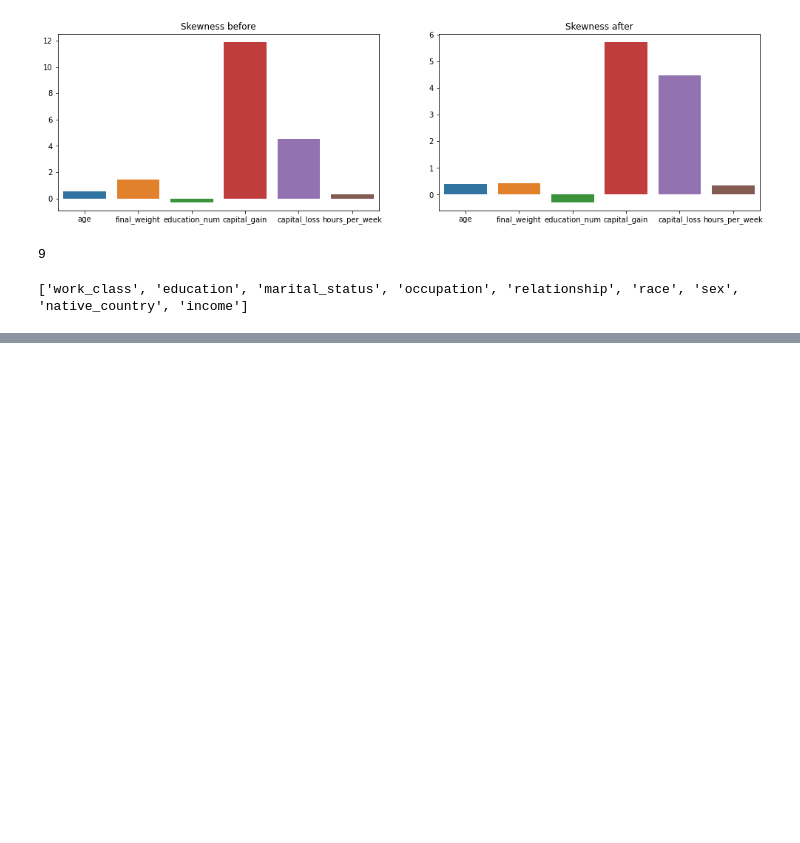
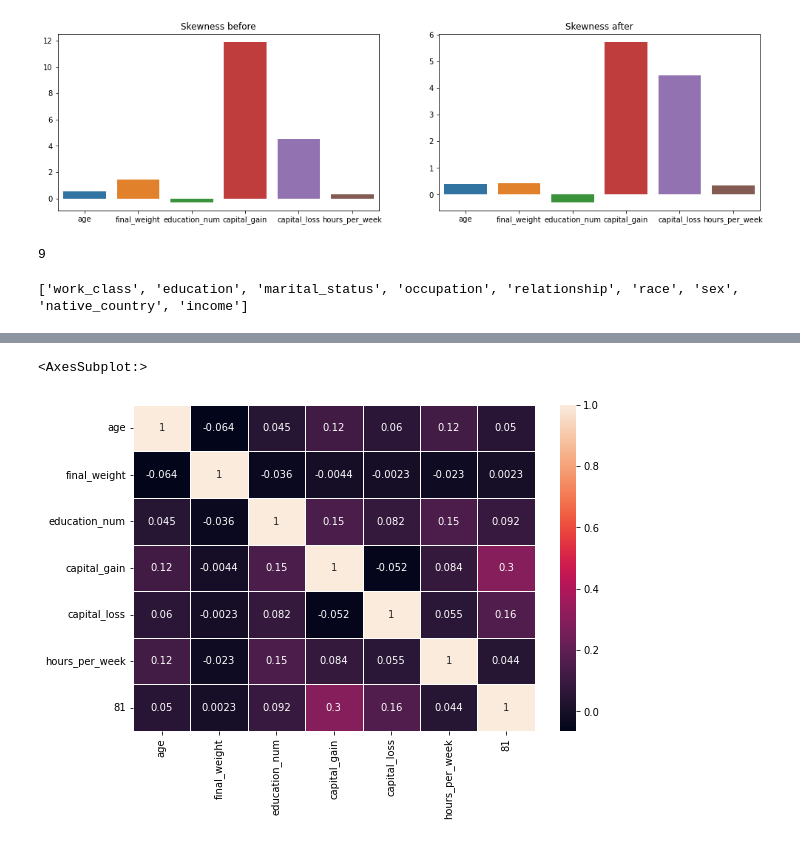
Before and after one commit to Prinex/Predicting-Census-Income-MachineLearning, a Jupyter notebook: coursework_code.ipynb, the cells around one changed output, grey strips where cells are left out. Saved outputs shown, nothing was run; the diff lists cells and outputs as text; code cells hidden in the pictures; blank space fills up the shorter version.

Commit message:
Working on the implementation and evaluation of the ML selected for the chosen problem

```diff
--- a/coursework_code.ipynb
+++ b/coursework_code.ipynb
@@ -376,21 +377,25 @@ df.head()
 | 4 | 74 | State-gov | 88638 | Doctorate | 16 | Never-married | Prof-specialty | Other-relative | ... |
 # %%
 # each categorical class has at least >= 2 levels, which method to use for converting?
-# select all ordinal variables to convert them to numerical values
-ordinal_vars = ['education', 'native_country']
-df_ordinal = df[ordinal_vars]
+# education column is ordinal which would need to be encoded
+# education-num is the equivalent of education, i.e., the highest level of education achieved represented in numerical form
+# so we just drop education column
+df.drop(['education'], axis = 1, inplace = True)
 
-encoder = OrdinalEncoder()
-df_ordinal = encode.fit_transform(df_ordinal)
+# remove the categorical cols
+# using one hot encoding
+# select all nominal columns for encoding
+df_nominal = df[nominal_cols]
+# format the encoding output as a matrix, and drop the the first level of a categorical variable if it is binary, e.g. sex
+encoder = OneHotEncoder(drop = 'if_binary', dtype = int, handle_unknown = 'ignore')
+# transform the selected column to numerical
+df_nominal = encoder.fit_transform(df_nominal).toarray()
+# convert it back to a dataframe
+df_nominal = pd.DataFrame(df_nominal)
 
-df_ordinal = pd.DataFrame(data = df_ordinal)
-df_ordinal.columns = encoder.get_feature_names_out()
-#df_ordinal.head()
+# drop the categorical columns that have been encoded
+df.drop(nominal_cols, axis = 1, inplace = True)
 
-#nominal_vars = ['work_class', 'marital_status', 'occupation', 'relationship', 'race', 'sex', 'income']
-#df1 = df.copy()
-## initializer LabelBinarizer object
-#lb = LabelBinarizer()
-## convert work_class with its levels to indicator values
-#convert_Workclass = lb.fit_transform(df1['work_class'])
-##df.drop()
+# concatenate the original dataframe with the one that contains the encoded categorical variables and keep the data types
+# preserved
+df = pd.concat([df, df_nominal], axis = 1, join = 'inner')
@@ -398,0 +413,14 @@ AttributeError: 'OrdinalEncoder' object has no attribute 'get_feature_names_out'
+# %%
+################################################## VISUALIZATION ###############################################################
+# let's check the correlation between columns, and use a heatmap to visualize the volume of locations in a dataset
+# it will help us to decide which areas to visualize that matter most
+# we don't want to plot the coli
+df_cp = df[['age', 'final_weight', 'education_num', 'capital_gain', 'capital_loss', 'hours_per_week', 81]]
+corr_matrix = df_cp.corr()
+
+# plot a heatmap of the dataframe
+fig, ax = plt.subplots(figsize = (9, 6))
+sns.heatmap(corr_matrix, annot = True, linewidths = .5, ax = ax)
+# %% [output]
+<AxesSubplot:>
+[figure, added]
```
Also changed, not shown: parts of 6 cells of this notebook.
